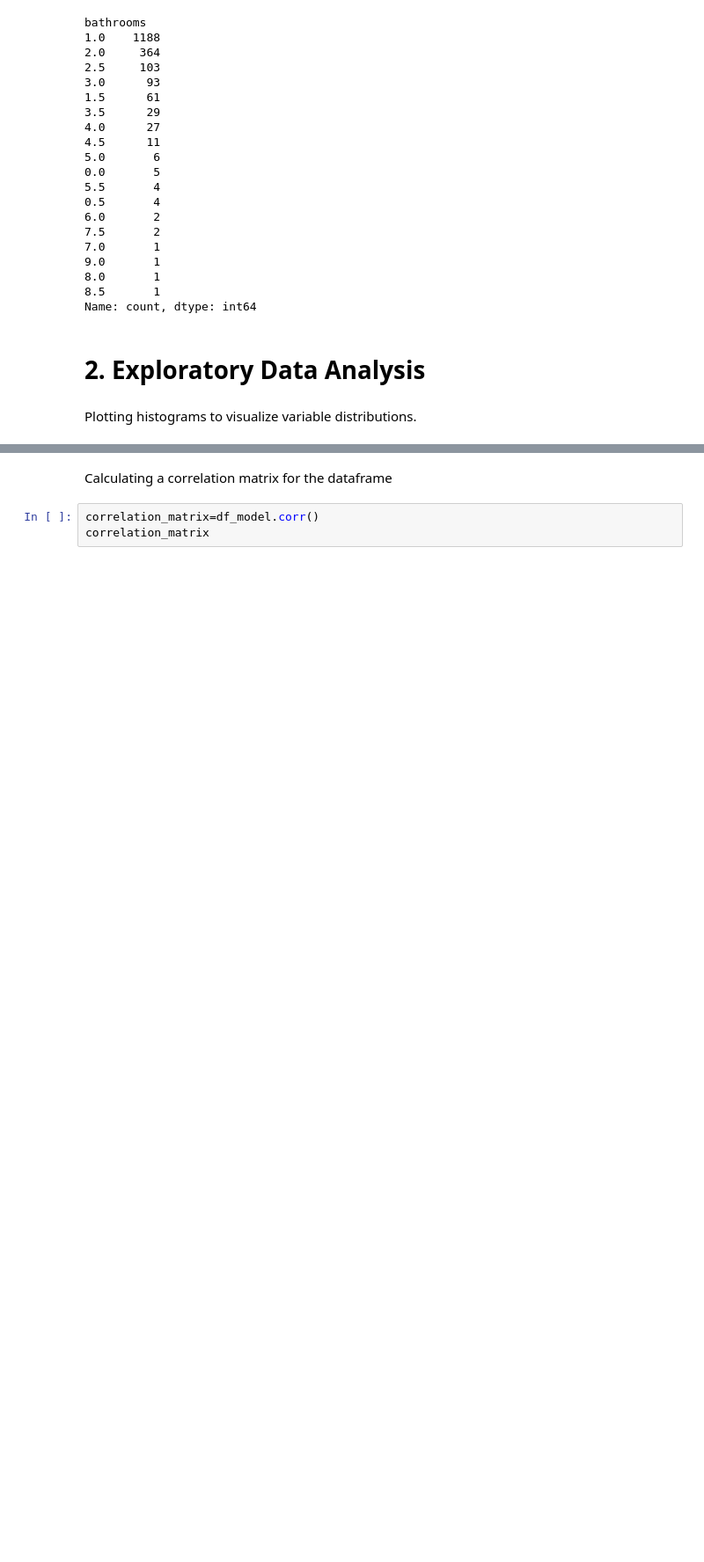
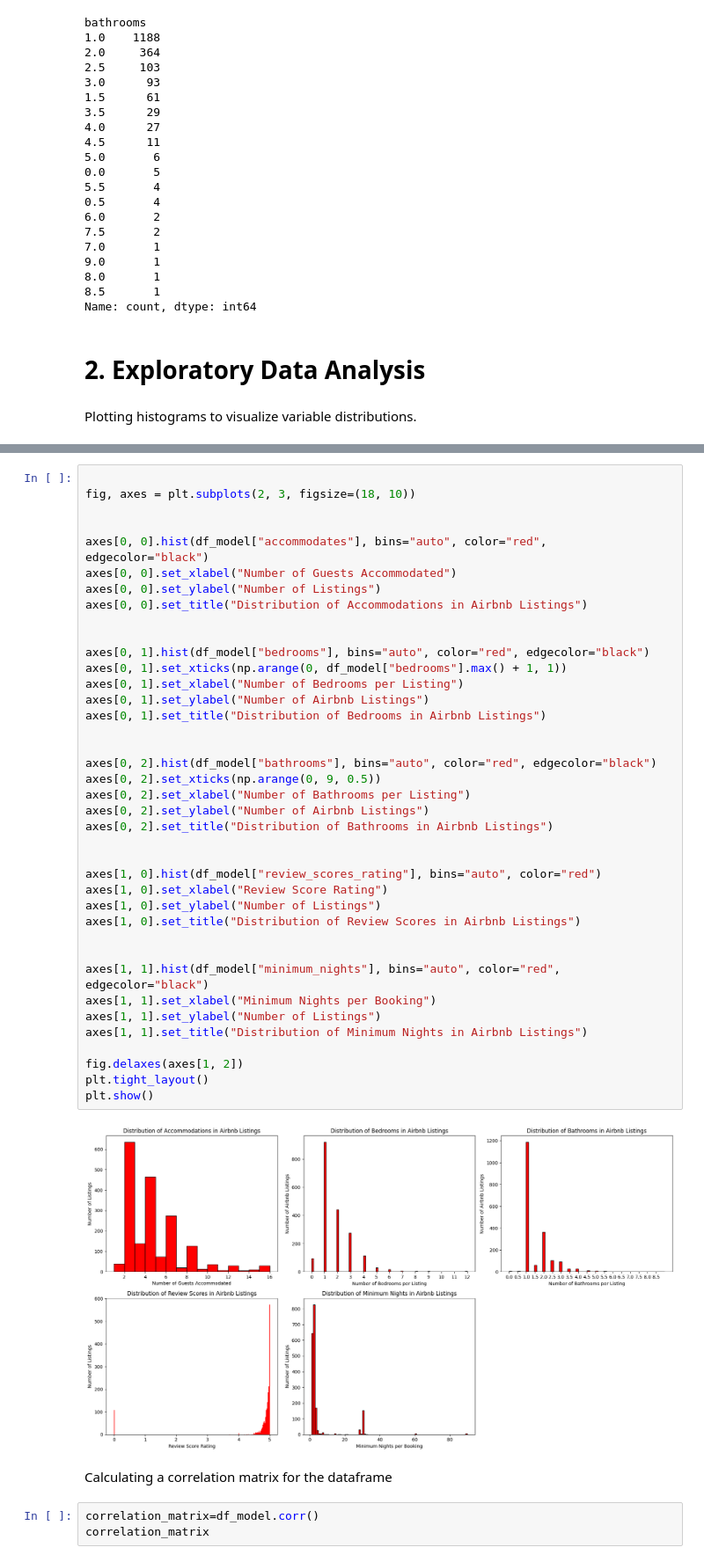
Before and after one commit to Vineet-Reddy-Saddi/Linear-Regression-Model, a Jupyter notebook: Assignment_1.ipynb, the cells around one changed output, grey strips where cells are left out. Shown: that part at 88% size. Saved outputs shown, nothing was run; the diff lists cells and outputs as text; blank space fills up the shorter version.

```diff
--- a/Assignment_1.ipynb
+++ b/Assignment_1.ipynb
@@ -341,3 +341,44 @@ plt.show()
+# %%
+
+fig, axes = plt.subplots(2, 3, figsize=(18, 10))
+
+
+axes[0, 0].hist(df_model["accommodates"], bins="auto", color="red", edgecolor="black")
+axes[0, 0].set_xlabel("Number of Guests Accommodated")
+axes[0, 0].set_ylabel("Number of Listings")
+axes[0, 0].set_title("Distribution of Accommodations in Airbnb Listings")
+
+
+axes[0, 1].hist(df_model["bedrooms"], bins="auto", color="red", edgecolor="black")
+axes[0, 1].set_xticks(np.arange(0, df_model["bedrooms"].max() + 1, 1))
+axes[0, 1].set_xlabel("Number of Bedrooms per Listing")
+axes[0, 1].set_ylabel("Number of Airbnb Listings")
+axes[0, 1].set_title("Distribution of Bedrooms in Airbnb Listings")
+
+
+axes[0, 2].hist(df_model["bathrooms"], bins="auto", color="red", edgecolor="black")
+axes[0, 2].set_xticks(np.arange(0, 9, 0.5))
+axes[0, 2].set_xlabel("Number of Bathrooms per Listing")
+axes[0, 2].set_ylabel("Number of Airbnb Listings")
+axes[0, 2].set_title("Distribution of Bathrooms in Airbnb Listings")
+
+
+axes[1, 0].hist(df_model["review_scores_rating"], bins="auto", color="red")
+axes[1, 0].set_xlabel("Review Score Rating")
+axes[1, 0].set_ylabel("Number of Listings")
+axes[1, 0].set_title("Distribution of Review Scores in Airbnb Listings")
+
+
+axes[1, 1].hist(df_model["minimum_nights"], bins="auto", color="red", edgecolor="black")
+axes[1, 1].set_xlabel("Minimum Nights per Booking")
+axes[1, 1].set_ylabel("Number of Listings")
+axes[1, 1].set_title("Distribution of Minimum Nights in Airbnb Listings")
+
+fig.delaxes(axes[1, 2])
+plt.tight_layout()
+plt.show()
+# %% [output]
+[figure, added]
 # %% [markdown]
 Calculating a correlation matrix for the dataframe
 # %%
```
Also changed, not shown: parts of 6 cells of this notebook.
